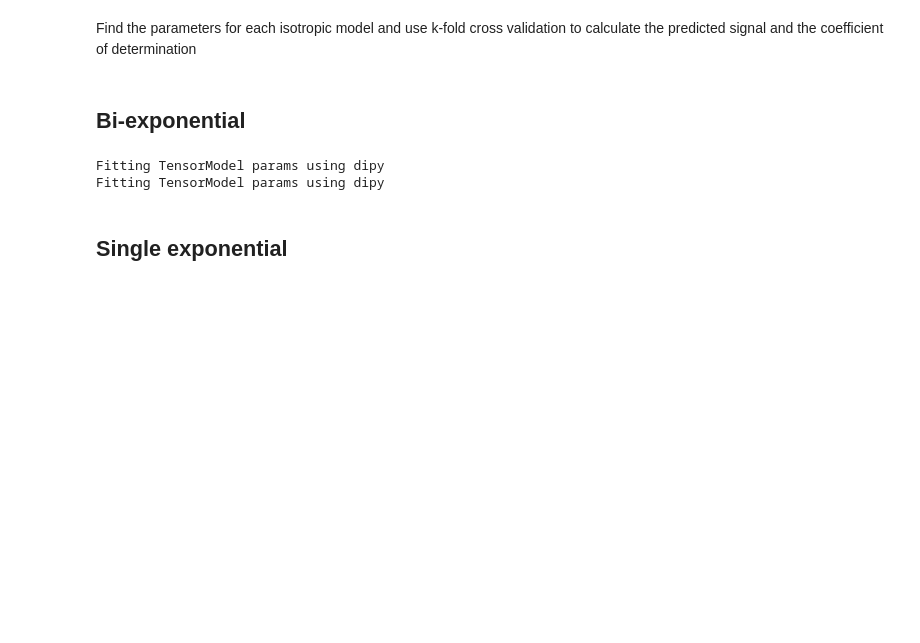
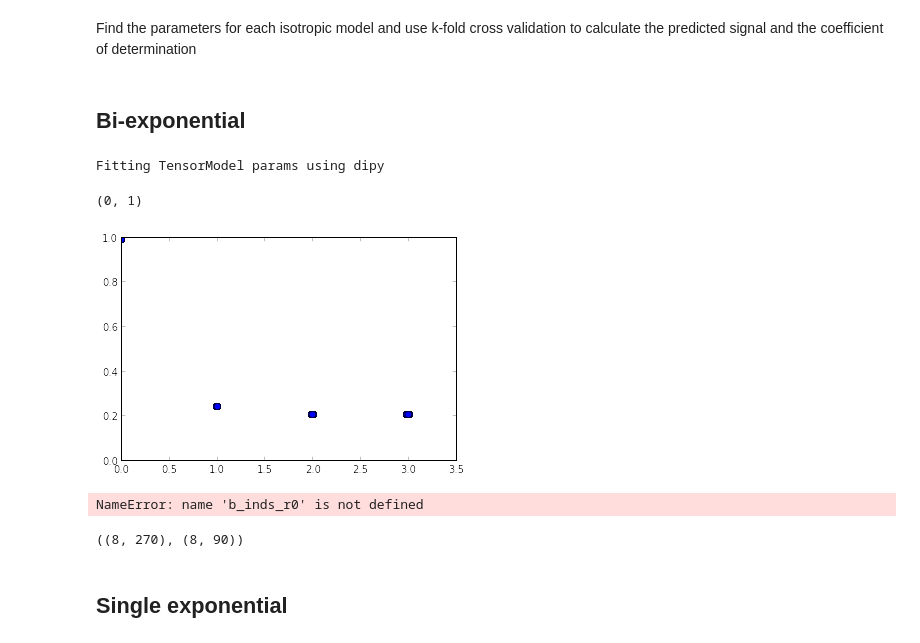
Before and after one commit to arokem/osmosis, a Jupyter notebook: doc/demonstrations/single_subj_analyses_demonstration.ipynb, the cells around one changed output. Drawn from its saved outputs; the diff is of its cells as text; code cells hidden in the pictures; blank space fills up the shorter version.

Commit message:
Fix the noise floor model.

```diff
--- a/doc/demonstrations/single_subj_analyses_demonstration.ipynb
+++ b/doc/demonstrations/single_subj_analyses_demonstration.ipynb
@@ -90,13 +116,16 @@ determination
 # %% [markdown]
 ## Bi-exponential
 # %%
-isotropic_model = "bi_exp_rs"
+isotropic_model = mdm.bi_exp_rs
 
-param_out, fit_out, _ = mdm.optimize_MD_params(data, bvals, bvecs, wm_data,
+param_out, fit_out, _ = mdm.isotropic_params(data, bvals, bvecs, wm_data,
                                                isotropic_model, signal = "relative_signal")
-
-cod, predict_out = mdm.kfold_xval_MD_mod(data, bvals, bvecs, wm_data,
-                                         isotropic_model, 10, signal="relative_signal")
 # %% [output]
 Fitting TensorModel params using dipy
-Fitting TensorModel params using dipy
+# %%
+fig, ax = plt.subplots(1)
+ax.plot(bvals/1000., mdm.bi_exp_rs(bvals/1000., *param_out[0]), 'o')
+ax.set_ylim([0, 1])
+# %% [output]
+(0, 1)
+[figure, added]
@@ -103,3 +135,11 @@ Fitting TensorModel params using dipy
+# %%
+b_inds_r0
+# %% [output]
+NameError: name 'b_inds_r0' is not defined
+# %%
+predict_out.shape, data[np.where(wm_data)][:, b_inds_rm0[0]].shape
+# %% [output]
+((8, 270), (8, 90))
 # %% [markdown]
 ## Single exponential
 # %%
```
Also changed, not shown: parts of 8 cells of this notebook, 5 other files.
